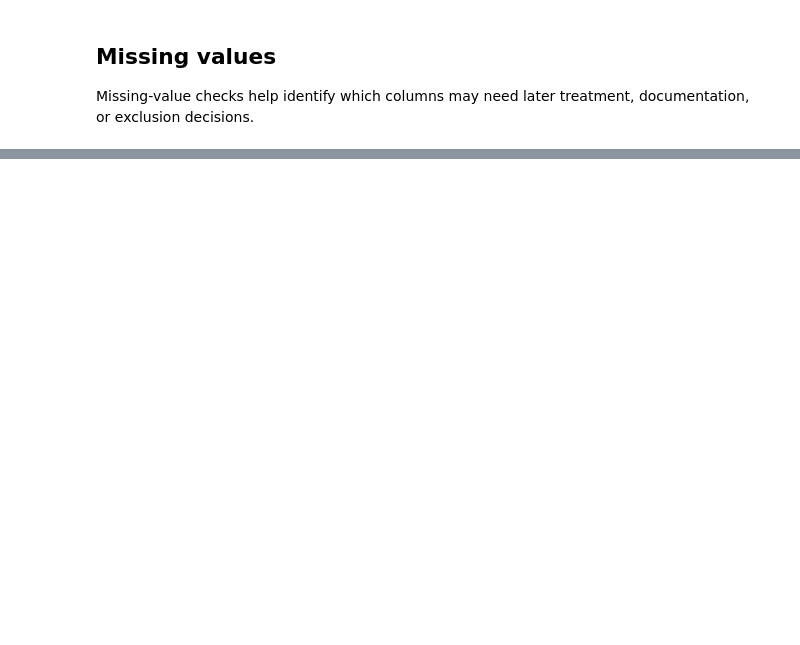
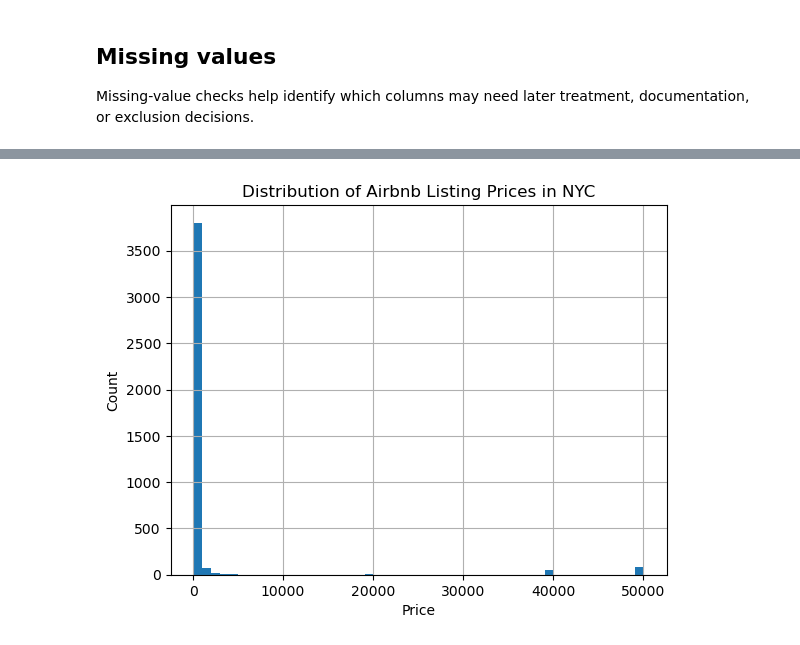
Before and after one commit to hylin0517/airbnb_regression, a Jupyter notebook: notebooks/airbnb_prediction_model.ipynb, the cells around one changed output, grey strips where cells are left out. Saved outputs shown, nothing was run; the diff lists cells and outputs as text; code cells hidden in the pictures; blank space fills up the shorter version.

Commit message:
conducted EDA and built modeling pipeline

```diff
--- a/notebooks/airbnb_prediction_model.ipynb
+++ b/notebooks/airbnb_prediction_model.ipynb
@@ -110,5 +118,7 @@ Also, null values of reviews_per_month often means the listing probably is new,
 # %%
-listings_model = listings_model.dropna(subset=["price"]).copy()
-listings_model["reviews_per_month"] = listings_model["reviews_per_month"].fillna(0)
-listings_model.isnull().sum()
+missing_val = listings.dropna(subset=["price"])
+missing_val["reviews_per_month"] = missing_val["reviews_per_month"].fillna(0)
+missing_val["last_review"] = missing_val["last_review"].fillna(0)
+
+missing_val.isnull().sum()
 # %% [output]
@@ -143,0 +146,3 @@ listings_model.head(10)
+# %%
+listings_cleaned = missing_val.dropna(subset=["license"])
+listings_cleaned["license"].isna().sum()
@@ -143,0 +167,2 @@ listings_model.head(10)
+# %%
+listings_cleaned = listings_cleaned[listings_cleaned["minimum_nights"] < 30]
@@ -143,0 +179,11 @@ listings_model.head(10)
+# %%
+listings_model = listings_cleaned.drop(columns=[
+    "id",
+    "name",
+    "host_id",
+    "host_name",
+    "last_review",
+    "license"
+])
+listings_model.info()
+listings_model.shape
@@ -143,0 +226,10 @@ listings_model.head(10)
+# %%
+import matplotlib.pyplot as plt
+
+listings_model["price"].hist(bins=50)
+plt.xlabel("Price")
+plt.ylabel("Count")
+plt.title("Distribution of Airbnb Listing Prices in NYC")
+plt.show()
+# %% [output]
+[figure, added]
```
Also changed, not shown: parts of 61 cells of this notebook.
